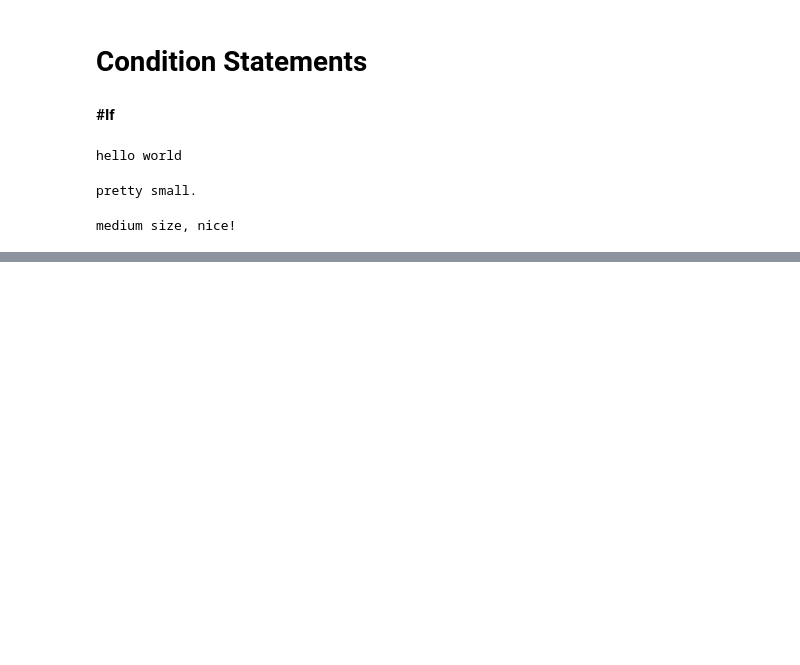
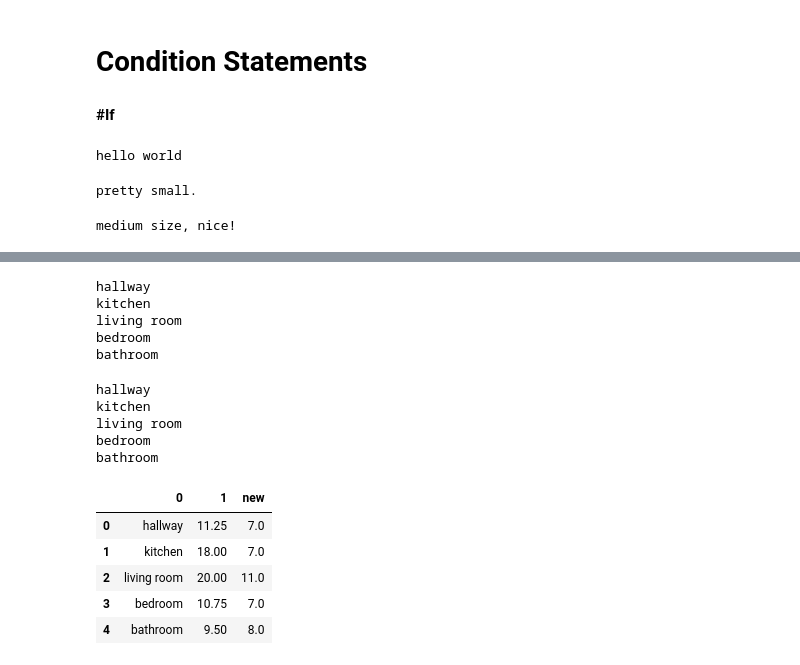
Before and after one commit to Anugrahsr/Assignment, a Jupyter notebook: datacamp4.ipynb, the cells around one changed output, grey strips where cells are left out. Cells and saved outputs as stored; diff of their text form; code cells hidden in the pictures; blank space fills up the shorter version.

```diff
--- a/datacamp4.ipynb
+++ b/datacamp4.ipynb
@@ -153,0 +264,8 @@ print(medium)
+# %%
+#Loop over list of lists
+# house list of lists
+house = [["hallway", 11.25],
+         ["kitchen", 18.0],
+         ["living room", 20.0],
+         ["bedroom", 10.75],
+         ["bathroom", 9.50]]
@@ -153,0 +360,28 @@ print(medium)
+# %%
+for lab, row in df.iterrows():
+  print(row[int(0)])
+# %% [output]
+hallway
+kitchen
+living room
+bedroom
+bathroom
+# %%
+for lab, row in df.iterrows():
+  print(row[int(0)])
+  df.loc[lab,'new'] = len(row[int(0)])
+# %% [output]
+hallway
+kitchen
+living room
+bedroom
+bathroom
+# %%
+df
+# %% [output]
+|  | 0 | 1 | new |
+| 0 | hallway | 11.25 | 7.0 |
+| 1 | kitchen | 18.00 | 7.0 |
+| 2 | living room | 20.00 | 11.0 |
+| 3 | bedroom | 10.75 | 7.0 |
+| 4 | bathroom | 9.50 | 8.0 |
```
Also changed, not shown: parts of 27 cells of this notebook.
